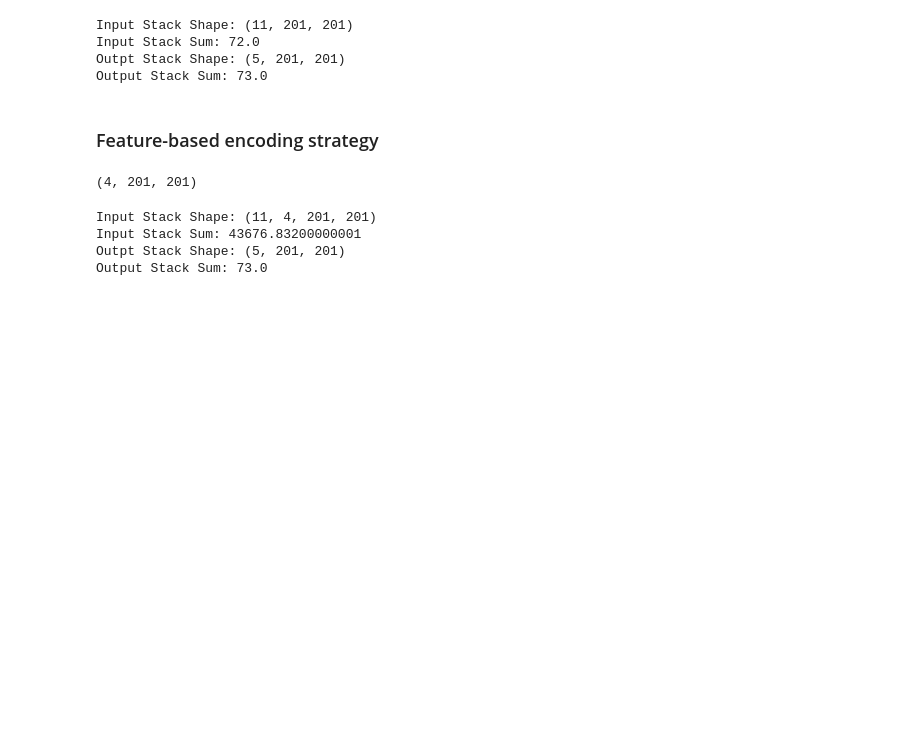
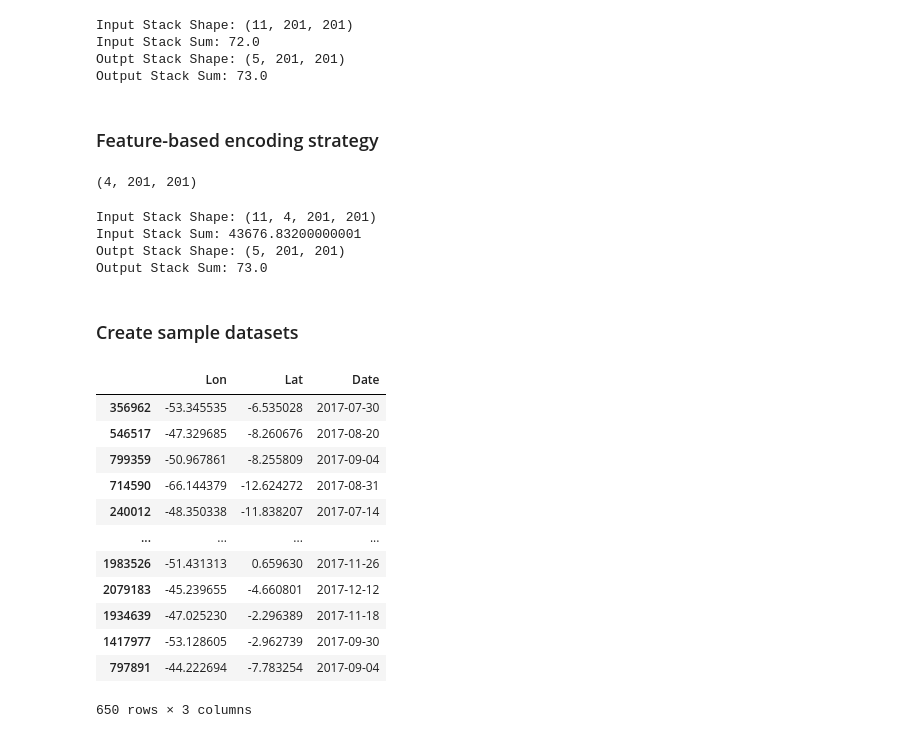
Before and after one commit to steve-hewitt/amazon, a Jupyter notebook: Dataset_Constructor.ipynb, the cells around one changed output. Cells and saved outputs as stored; diff of their text form; code cells hidden in the pictures; blank space fills up the shorter version.

```diff
--- a/Dataset_Constructor.ipynb
+++ b/Dataset_Constructor.ipynb
@@ -347,3 +431,23 @@ Input Stack Shape: (11, 4, 201, 201)
 Input Stack Sum: 43676.83200000001
 Outpt Stack Shape: (5, 201, 201)
 Output Stack Sum: 73.0
+# %% [markdown]
+### Create sample datasets
+# %%
+# Build training set.
+train_df = px_combined[px_combined['Date'] < '2018/1/1'].sample(frac=0.001,random_state=321)[['Lon','Lat','Date']]
+train_df
+# %% [output]
+|  | Lon | Lat | Date |
+| 356962 | -53.345535 | -6.535028 | 2017-07-30 |
+| 546517 | -47.329685 | -8.260676 | 2017-08-20 |
+| 799359 | -50.967861 | -8.255809 | 2017-09-04 |
+| 714590 | -66.144379 | -12.624272 | 2017-08-31 |
+| 240012 | -48.350338 | -11.838207 | 2017-07-14 |
+| ... | ... | ... | ... |
+| 1983526 | -51.431313 | 0.659630 | 2017-11-26 |
+| 2079183 | -45.239655 | -4.660801 | 2017-12-12 |
+| 1934639 | -47.025230 | -2.296389 | 2017-11-18 |
+| 1417977 | -53.128605 | -2.962739 | 2017-09-30 |
+| 797891 | -44.222694 | -7.783254 | 2017-09-04 |
+650 rows × 3 columns
```
Also changed, not shown: parts of 9 cells of this notebook, 1 other file.
